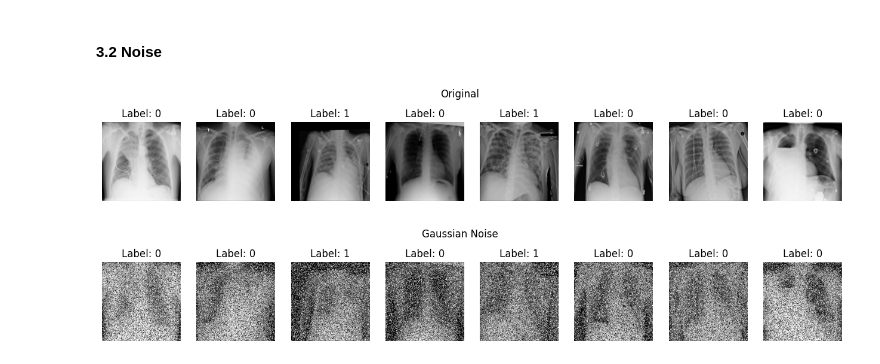
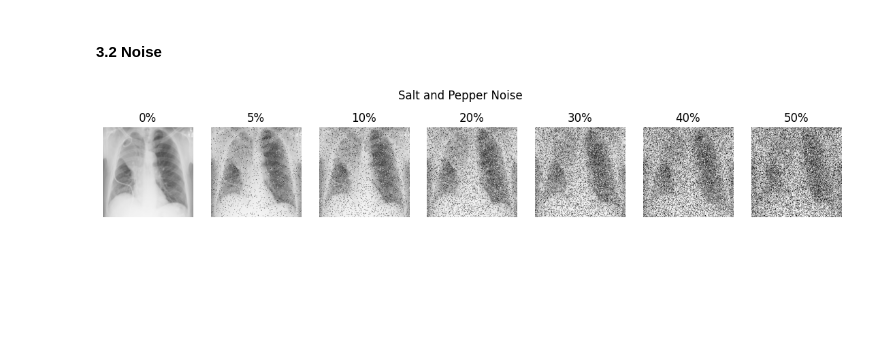
Before and after one commit to leeping-ng/med-img-monitoring, a Jupyter notebook: src/eda.ipynb, the cells around one changed output. Drawn from its saved outputs; the diff is of its cells as text; code cells hidden in the pictures; blank space fills up the shorter version.

```diff
--- a/src/eda.ipynb
+++ b/src/eda.ipynb
@@ -93,31 +94,6 @@ plot_transforms_for_one_image(rsna, CONTRAST_TRANSFORMS)
 # %% [markdown]
 #### 3.2 Noise
-# %%
-plot_transforms_for_one_image(rsna, SALT_TRANSFORMS)
-
-
-import numpy as np
-from skimage.util import random_noise
-
-class SaltPepperNoiseTransform:
-    def __init__(self, percent):
-        self.percent = percent
-
-    def __call__(self, tensor):
-
-        tensor = tensor[0,:,:]
-        tensor = torch.tensor(random_noise(tensor, mode='s&p', salt_vs_pepper=0.5, clip=True, amount=0.5))
-        tensor = tensor.expand(3,224, 224)
-
-        return tensor
-
-
-transform_gn = transforms.Compose([transforms.ToTensor(), SaltPepperNoiseTransform(percent=0.01)])
-dataloader_gn  = rsna.predict_dataloader(IMG_INDICES, transform_gn)
-gaussian_noise_imgs = next(iter(dataloader_gn))
-
-plot(original_imgs, title="Original")
-plot(gaussian_noise_imgs, title="Gaussian Noise")
-# %% [output]
-[figure, removed]
-[figure, removed]
+# %%
+plot_transforms_for_one_image(rsna, SALT_PEPPER_NOISE_TRANSFORMS, "Salt and Pepper Noise", name_start_idx=18)
+# %% [output]
+[figure, added]
```
Also changed, not shown: parts of 3 cells of this notebook.
